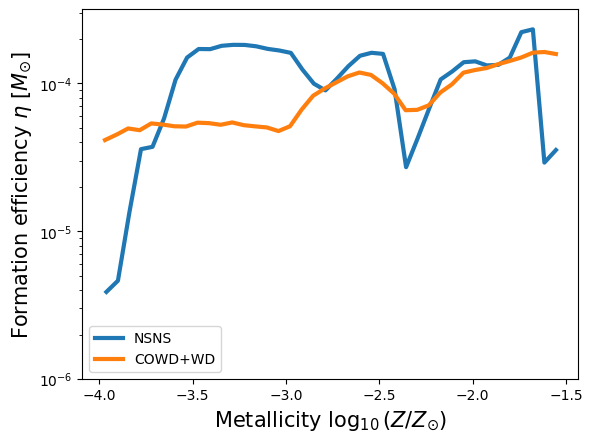
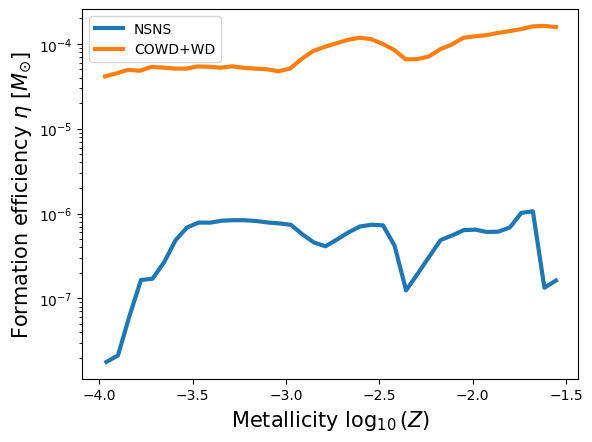
The change to this notebook cell's code, shown as a diff; its figure went from the first image to the second:
--- before
+++ after
@@ -5,5 +5,5 @@
 
 bin_centers = (bin_edges[0:-1] + bin_edges[1:])/2
-normalization = np.sum(formation_efficiencies)
+normalization = np.sum(formation_efficiencies_NSNS)
 
 # COWD + WD
@@ -19,7 +19,7 @@
 
 plt.yscale('log')
-plt.ylim(10**-6, 10**-3.5)
+# plt.ylim(10**-6, 10**-3.5)
 
 plt.ylabel(r'Formation efficiency $\eta \ [M_{\odot}]$', fontsize=15)
-plt.xlabel(r'Metallicity $\log_{10}(Z/Z_{\odot})$', fontsize=15)
+plt.xlabel(r'Metallicity $\log_{10}(Z)$', fontsize=15)
 plt.legend()

Commit: delay time dist